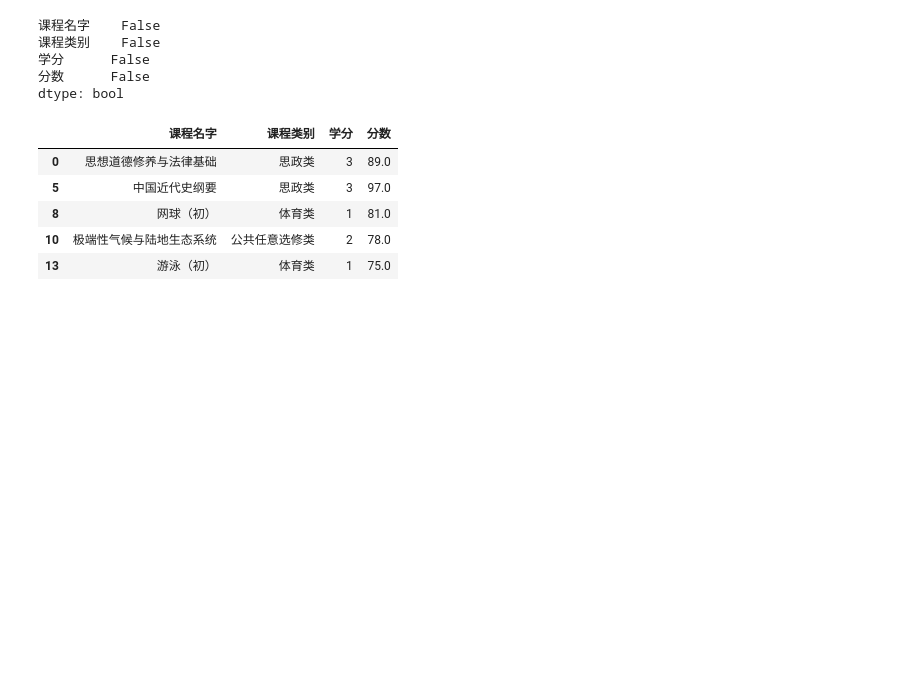
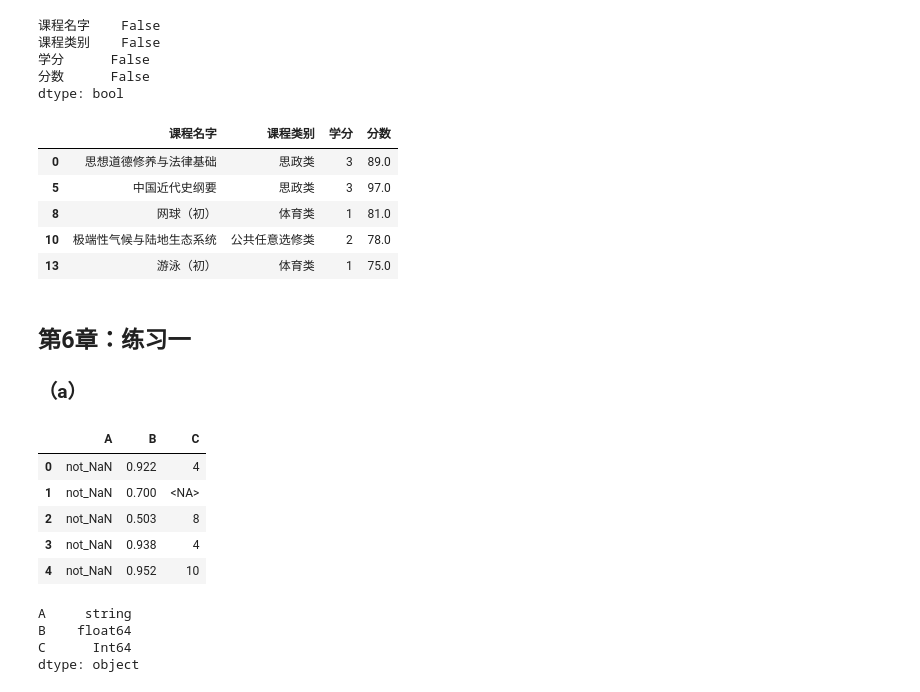
Before and after one commit to datawhalechina/joyful-pandas, a Jupyter notebook: 参考答案.ipynb, the cells around one changed output. Saved outputs shown, nothing was run; the diff lists cells and outputs as text; code cells hidden in the pictures; blank space fills up the shorter version.

```diff
--- a/参考答案.ipynb
+++ b/参考答案.ipynb
@@ -567,3 +643,23 @@ common3.head()
 | 8 | 网球（初） | 体育类 | 1 | 81.0 |
 | 10 | 极端性气候与陆地生态系统 | 公共任意选修类 | 2 | 78.0 |
 | 13 | 游泳（初） | 体育类 | 1 | 75.0 |
+# %% [markdown]
+## 第6章：练习一
+### （a）
+# %%
+df = pd.read_csv('data/Missing_data_one.csv').convert_dtypes()
+df.head()
+# %% [output]
+|  | A | B | C |
+| 0 | not_NaN | 0.922 | 4 |
+| 1 | not_NaN | 0.700 | <NA> |
+| 2 | not_NaN | 0.503 | 8 |
+| 3 | not_NaN | 0.938 | 4 |
+| 4 | not_NaN | 0.952 | 10 |
+# %%
+df.dtypes
+# %% [output]
+A     string
+B    float64
+C      Int64
+dtype: object
```
Also changed, not shown: parts of 26 cells of this notebook, 17 other files.
